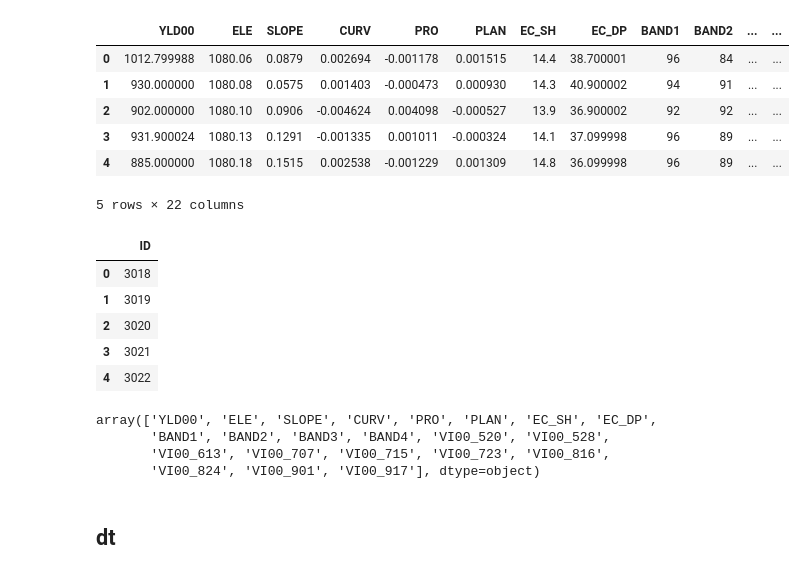
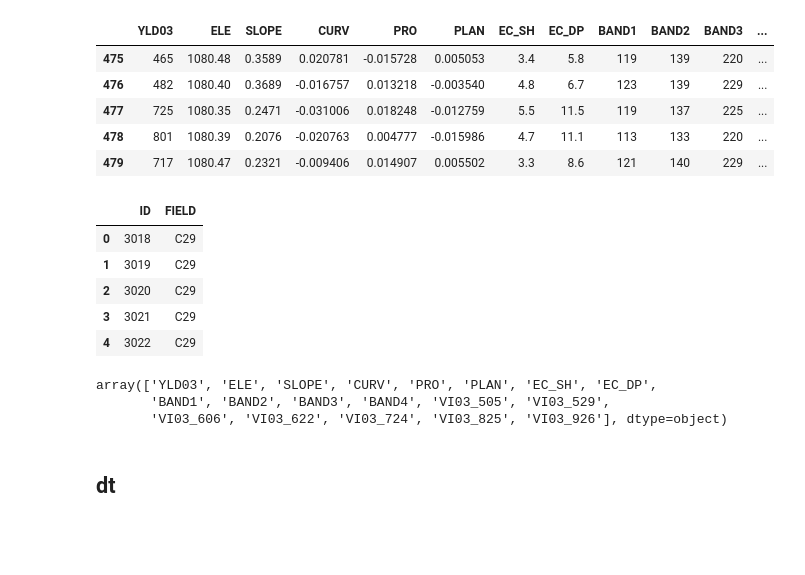
Before and after one commit to data-discovery-lab/cotton-prediction, a Jupyter notebook: baseline.ipynb, the cells around one changed output. Drawn from its saved outputs; the diff is of its cells as text; code cells hidden in the pictures; blank space fills up the shorter version.

```diff
--- a/baseline.ipynb
+++ b/baseline.ipynb
@@ -8,4 +8,4 @@ warnings.filterwarnings('ignore')
 import numpy as np
 # %%
 # df = pd.read_table('Data_28_F29.txt', delimiter=',')
-df = pd.read_csv('cotton_data_00.csv')
+df = pd.read_csv('cotton_data_03.csv')
@@ -16,33 +26,36 @@ df = pd.read_csv('cotton_data_00.csv')
 #            'VI02_713','VI02_721','VI02_830','VI02_907','VI02_923','VI03_505','VI03_529','VI03_606',
 #            'VI03_622','VI03_724','VI03_825','VI03_926']
 # %%
+
 df_use = df.loc[:, df.columns != 'ID']
+
+df_use = df_use[df_use['FIELD'] == 'C28']
+df_use = df_use.loc[:, df_use.columns != 'FIELD']
+
 df_use.head()
 # %% [output]
-|  | YLD00 | ELE | SLOPE | CURV | PRO | PLAN | EC_SH | EC_DP | BAND1 | BAND2 | ... | ... |
-| 0 | 1012.799988 | 1080.06 | 0.0879 | 0.002694 | -0.001178 | 0.001515 | 14.4 | 38.700001 | 96 | 84 | ... | ... |
-| 1 | 930.000000 | 1080.08 | 0.0575 | 0.001403 | -0.000473 | 0.000930 | 14.3 | 40.900002 | 94 | 91 | ... | ... |
-| 2 | 902.000000 | 1080.10 | 0.0906 | -0.004624 | 0.004098 | -0.000527 | 13.9 | 36.900002 | 92 | 92 | ... | ... |
-| 3 | 931.900024 | 1080.13 | 0.1291 | -0.001335 | 0.001011 | -0.000324 | 14.1 | 37.099998 | 96 | 89 | ... | ... |
-| 4 | 885.000000 | 1080.18 | 0.1515 | 0.002538 | -0.001229 | 0.001309 | 14.8 | 36.099998 | 96 | 89 | ... | ... |
+|  | YLD03 | ELE | SLOPE | CURV | PRO | PLAN | EC_SH | EC_DP | BAND1 | BAND2 | BAND3 | ... |
+| 475 | 465 | 1080.48 | 0.3589 | 0.020781 | -0.015728 | 0.005053 | 3.4 | 5.8 | 119 | 139 | 220 | ... |
+| 476 | 482 | 1080.40 | 0.3689 | -0.016757 | 0.013218 | -0.003540 | 4.8 | 6.7 | 123 | 139 | 229 | ... |
+| 477 | 725 | 1080.35 | 0.2471 | -0.031006 | 0.018248 | -0.012759 | 5.5 | 11.5 | 119 | 137 | 225 | ... |
+| 478 | 801 | 1080.39 | 0.2076 | -0.020763 | 0.004777 | -0.015986 | 4.7 | 11.1 | 113 | 133 | 220 | ... |
+| 479 | 717 | 1080.47 | 0.2321 | -0.009406 | 0.014907 | 0.005502 | 3.3 | 8.6 | 121 | 140 | 229 | ... |
-5 rows × 22 columns
 # %%
-res_final = df[['ID']]
+res_final = df[['ID', 'FIELD']]
 res_final.head()
 # %% [output]
-|  | ID |
-| 0 | 3018 |
-| 1 | 3019 |
-| 2 | 3020 |
-| 3 | 3021 |
-| 4 | 3022 |
+|  | ID | FIELD |
+| 0 | 3018 | C29 |
+| 1 | 3019 | C29 |
+| 2 | 3020 | C29 |
+| 3 | 3021 | C29 |
+| 4 | 3022 | C29 |
 # %%
 df_use.columns.values
 # %% [output]
-array(['YLD00', 'ELE', 'SLOPE', 'CURV', 'PRO', 'PLAN', 'EC_SH', 'EC_DP',
-       'BAND1', 'BAND2', 'BAND3', 'BAND4', 'VI00_520', 'VI00_528',
-       'VI00_613', 'VI00_707', 'VI00_715', 'VI00_723', 'VI00_816',
-       'VI00_824', 'VI00_901', 'VI00_917'], dtype=object)
+array(['YLD03', 'ELE', 'SLOPE', 'CURV', 'PRO', 'PLAN', 'EC_SH', 'EC_DP',
+       'BAND1', 'BAND2', 'BAND3', 'BAND4', 'VI03_505', 'VI03_529',
+       'VI03_606', 'VI03_622', 'VI03_724', 'VI03_825', 'VI03_926'], dtype=object)
 # %%
 from sklearn.svm import SVR
 from sklearn.tree import DecisionTreeRegressor
```
Also changed, not shown: parts of 29 cells of this notebook, 8 other files.
